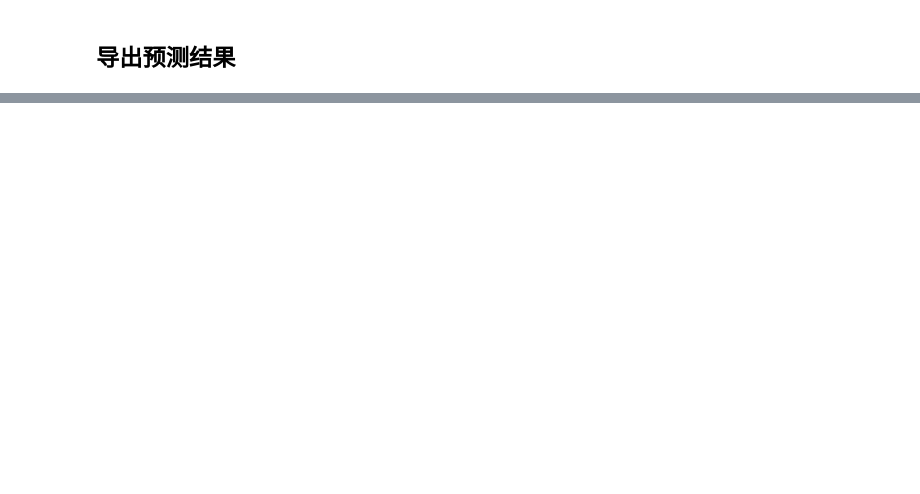
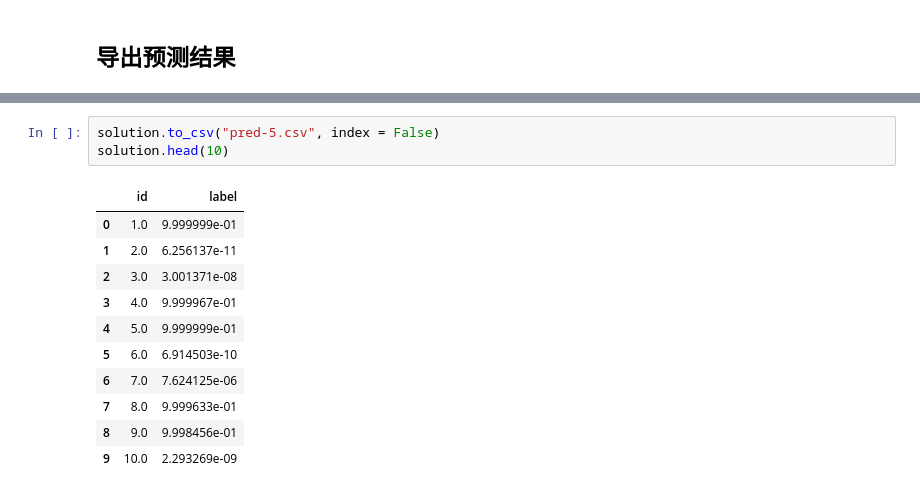
Before and after one commit to sunrise2075/cat_vs_dog_cnn, a Jupyter notebook: cat_vs_dog_model_training.ipynb, the cells around one changed output, grey strips where cells are left out. Cells and saved outputs as stored; diff of their text form; blank space fills up the shorter version.

```diff
--- a/cat_vs_dog_model_training.ipynb
+++ b/cat_vs_dog_model_training.ipynb
@@ -309,0 +304,15 @@ df.head(10)
+# %%
+solution.to_csv("pred-5.csv", index = False)
+solution.head(10)
+# %% [output]
+|  | id | label |
+| 0 | 1.0 | 9.999999e-01 |
+| 1 | 2.0 | 6.256137e-11 |
+| 2 | 3.0 | 3.001371e-08 |
+| 3 | 4.0 | 9.999967e-01 |
+| 4 | 5.0 | 9.999999e-01 |
+| 5 | 6.0 | 6.914503e-10 |
+| 6 | 7.0 | 7.624125e-06 |
+| 7 | 8.0 | 9.999633e-01 |
+| 8 | 9.0 | 9.998456e-01 |
+| 9 | 10.0 | 2.293269e-09 |
```
Also changed, not shown: parts of 11 cells of this notebook, 2 other files.
